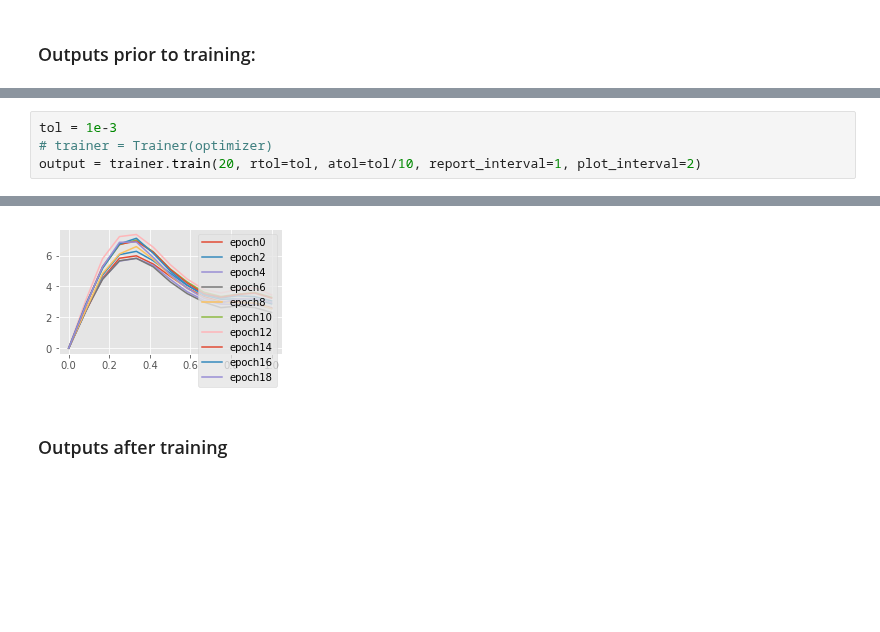
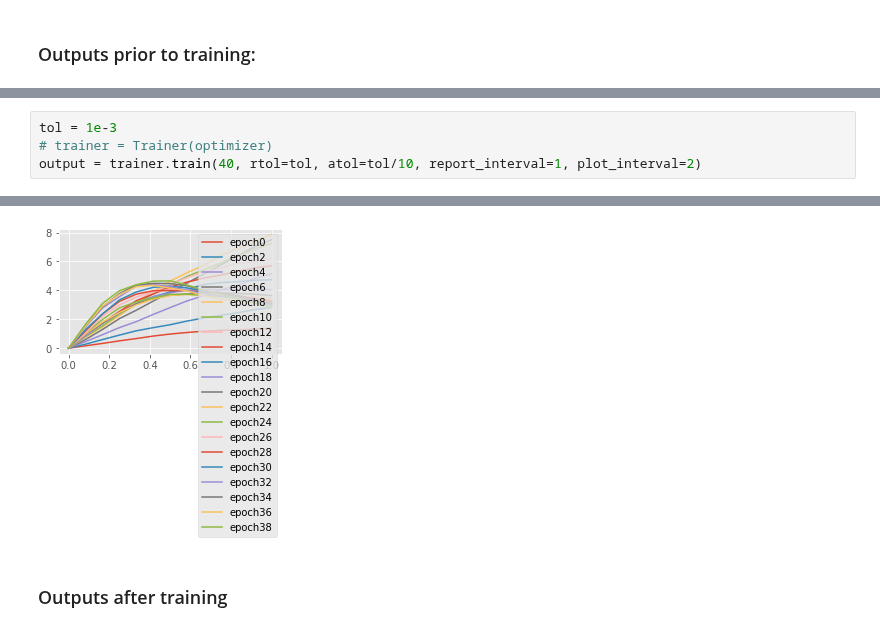
Before and after one commit to mossjacob/alfi, a Jupyter notebook: reggae/examples/variational_nonlinear.ipynb, the cells around one changed output, grey strips where cells are left out. Cells and saved outputs as stored; diff of their text form; blank space fills up the shorter version.

```diff
--- a/reggae/examples/variational_nonlinear.ipynb
+++ b/reggae/examples/variational_nonlinear.ipynb
@@ -89,5 +89,5 @@ torch.Size([22, 80])
 # %%
 tol = 1e-3
 # trainer = Trainer(optimizer)
-output = trainer.train(20, rtol=tol, atol=tol/10, report_interval=1, plot_interval=2)
+output = trainer.train(40, rtol=tol, atol=tol/10, report_interval=1, plot_interval=2)
 # %% [output]
@@ -114,4 +111,4 @@ Epoch 20/20 - Loss: 14226.29 (13825.97 400.32) b: 1.47 d 2.89 s: 2.39 λ: 0.105
-[figure, old version]
+[figure, new version]
 # %% [markdown]
 ### Outputs after training
 # %%
```
Also changed, not shown: parts of 7 cells of this notebook, 4 other files.
